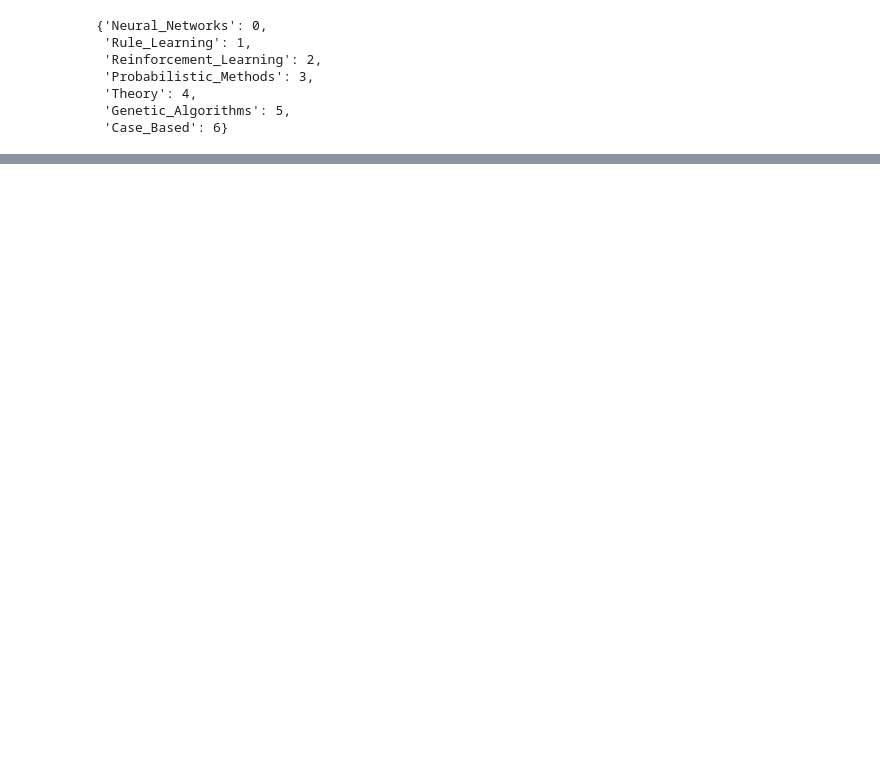
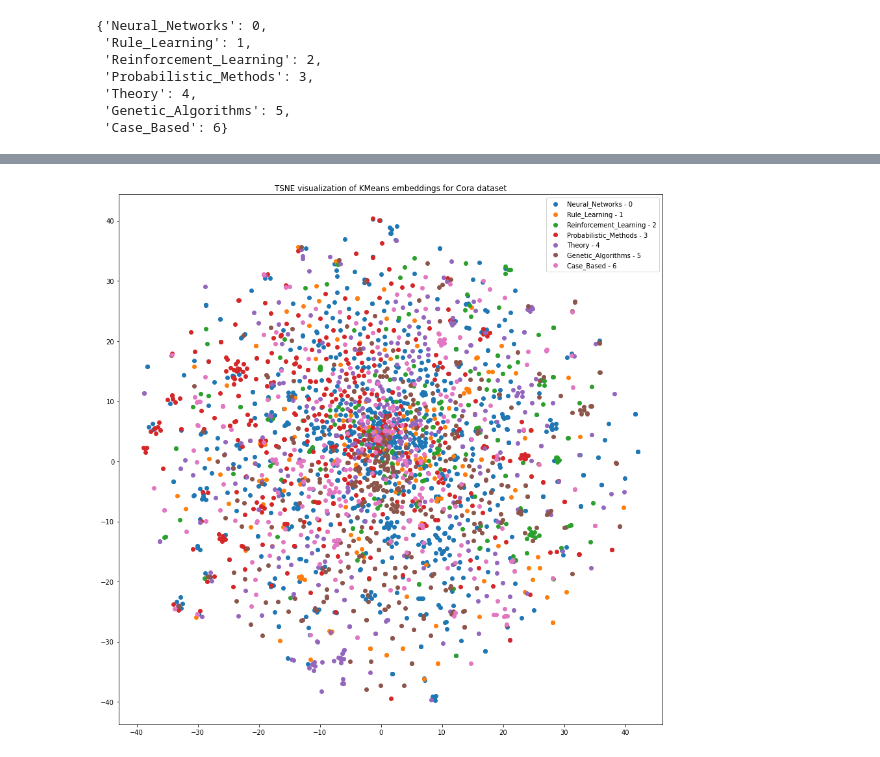
Before and after one commit to Koushikgoud/document_clustering, a Jupyter notebook: kmeans.ipynb, the cells around one changed output, grey strips where cells are left out. Cells and saved outputs as stored; diff of their text form; code cells hidden in the pictures; blank space fills up the shorter version.

```diff
--- a/kmeans.ipynb
+++ b/kmeans.ipynb
@@ -192,5 +330,10 @@ from sklearn.metrics import accuracy_score as acc
 hungarian = []
 for k in range(7):
     hungarian.append(np.bincount(kmeans_labels[y==k]))
-from scipy.optimize import linear_sum_assignment
+for i in range(len(hungarian)):
+  n = 7 - hungarian[i].size
+  while(n!=0):
+    hungarian[i] = np.append(hungarian[i], 0)
+    n-=1
+# hungarian
 _, hg_mapping = linear_sum_assignment(hungarian, maximize=True)
@@ -206,0 +356,6 @@ ARI: 0.119
+# %%
+# transform = PCA
+transform = TSNE
+trans = transform(n_components = 2)
+reduced_pca_scores = trans.fit_transform(scores_pca)
+reduced_pca_scores
@@ -206,0 +370,11 @@ ARI: 0.119
+# %%
+keys = [k for k, v in y_mapping.items()]
+unique_label = np.unique(kmeans_labels)
+sc = plt.figure(figsize = (15,15))
+for i in unique_label:
+  plt.scatter(reduced_pca_scores[y==i, 0], reduced_pca_scores[y==i, 1], label = f"{keys[i]} - {i}")
+plt.title(f"{transform.__name__} visualization of KMeans embeddings for Cora dataset")
+plt.legend()
+plt.show()
+# %% [output]
+[figure, added]
```
Also changed, not shown: parts of 62 cells of this notebook.
